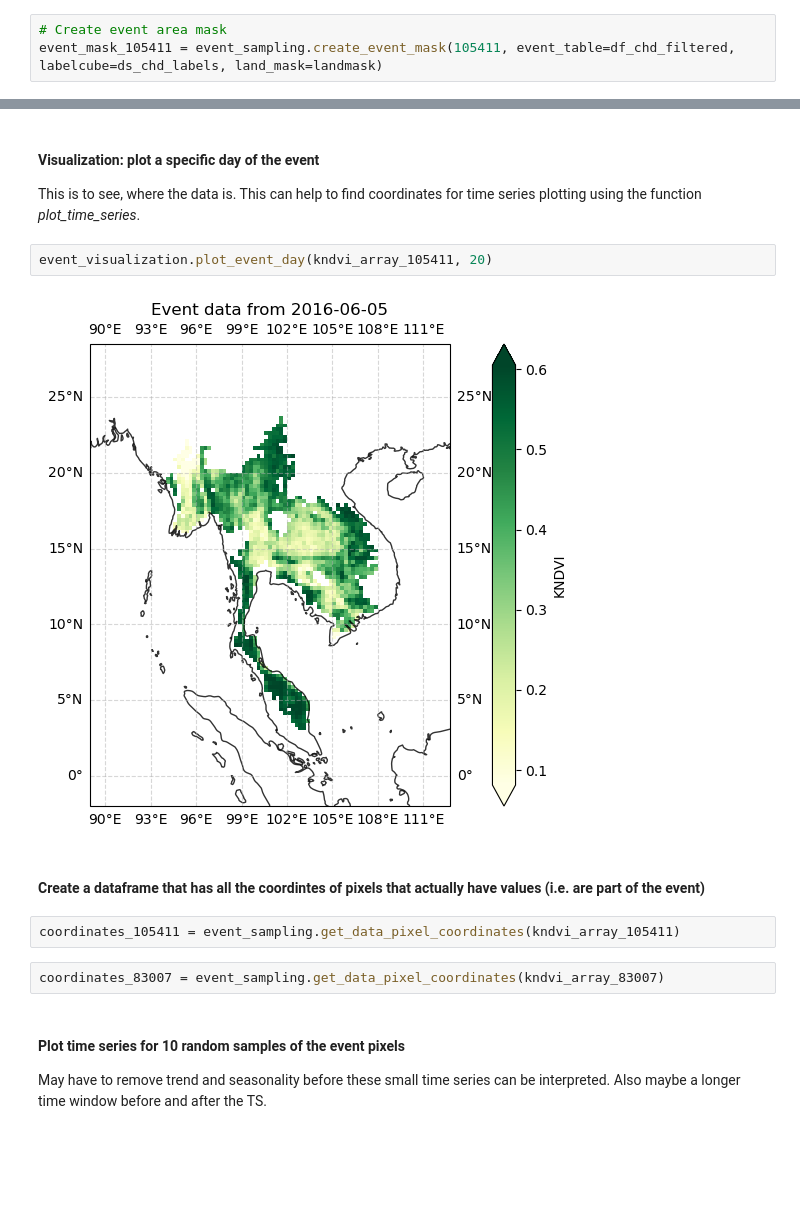
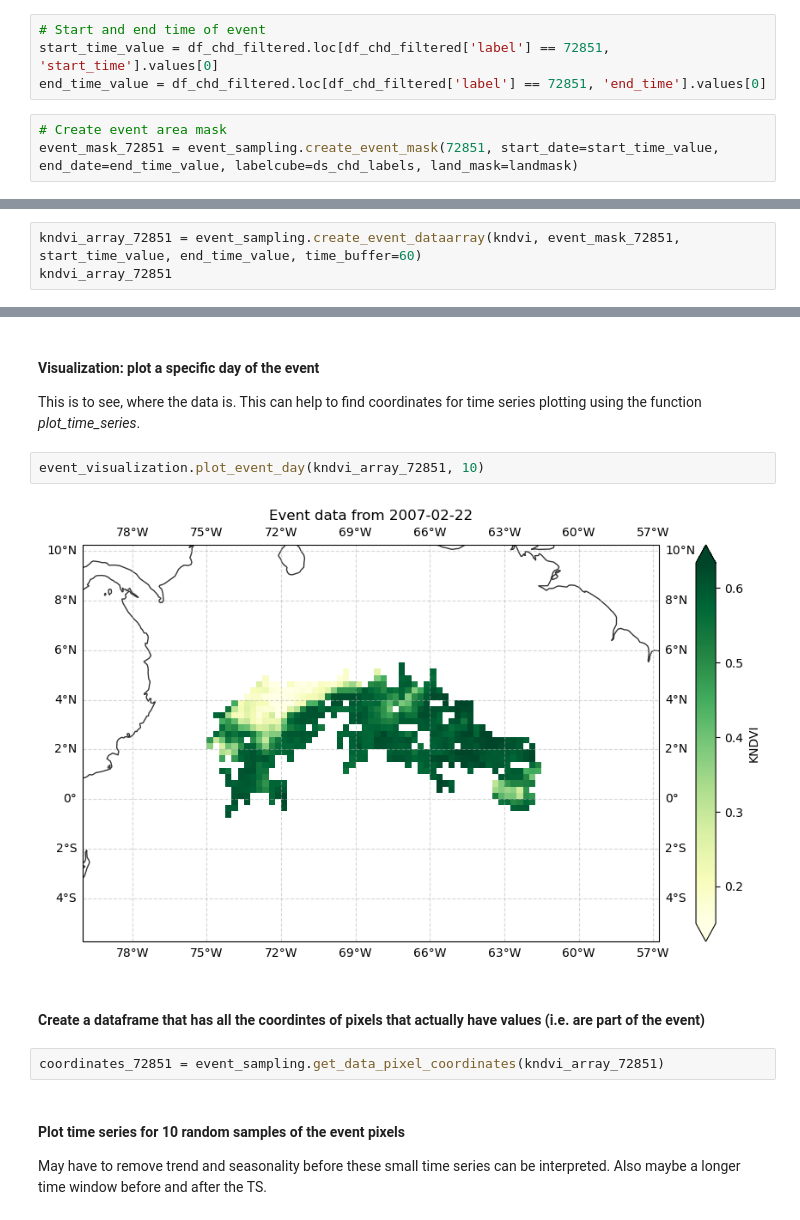
Before and after one commit to bgrandt/masters_thesis, a Jupyter notebook: 1_data_exploration.ipynb, the cells around one changed output, grey strips where cells are left out. Cells and saved outputs as stored; diff of their text form; blank space fills up the shorter version.

Commit message:
added check for other events during buffer period

```diff
--- a/1_data_exploration.ipynb
+++ b/1_data_exploration.ipynb
@@ -238,6 +238,10 @@ ds_landmask = xr.open_dataset(path_landmask)
 
 # Open the right variable as land mask
 landmask = ds_landmask['GLDAS_mask']
+# %%
+# Start and end time of event
+start_time_value = df_chd_filtered.loc[df_chd_filtered['label'] == 72851, 'start_time'].values[0]
+end_time_value = df_chd_filtered.loc[df_chd_filtered['label'] == 72851, 'end_time'].values[0]
 # %%
 # Create event area mask
-event_mask_105411 = event_sampling.create_event_mask(105411, event_table=df_chd_filtered, labelcube=ds_chd_labels, land_mask=landmask)
+event_mask_72851 = event_sampling.create_event_mask(72851, start_date=start_time_value, end_date=end_time_value, labelcube=ds_chd_labels, land_mask=landmask)
@@ -332,0 +277,3 @@ units :
+# %%
+kndvi_array_72851 = event_sampling.create_event_dataarray(kndvi, event_mask_72851, start_time_value, end_time_value, time_buffer=60)
+kndvi_array_72851
@@ -334,15 +307,13 @@ units :
 #### Visualization: plot a specific day of the event
 This is to see, where the data is. This can help to find coordinates for time series plotting using the function _plot_time_series_.
 # %%
-event_visualization.plot_event_day(kndvi_array_105411, 20)
+event_visualization.plot_event_day(kndvi_array_72851, 10)
 # %% [output]
-[figure, old version]
+[figure, new version]
 # %% [markdown]
 #### Create a dataframe that has all the coordintes of pixels that actually have values (i.e. are part of the event)
 # %%
-coordinates_105411 = event_sampling.get_data_pixel_coordinates(kndvi_array_105411)
+coordinates_72851 = event_sampling.get_data_pixel_coordinates(kndvi_array_72851)
-# %%
-coordinates_83007 = event_sampling.get_data_pixel_coordinates(kndvi_array_83007)
 # %% [markdown]
 #### Plot time series for 10 random samples of the event pixels
 May have to remove trend and seasonality before these small time series can be interpreted. Also maybe a longer time window before and after the TS.
```
Also changed, not shown: parts of 6 cells of this notebook, 6 other files.
